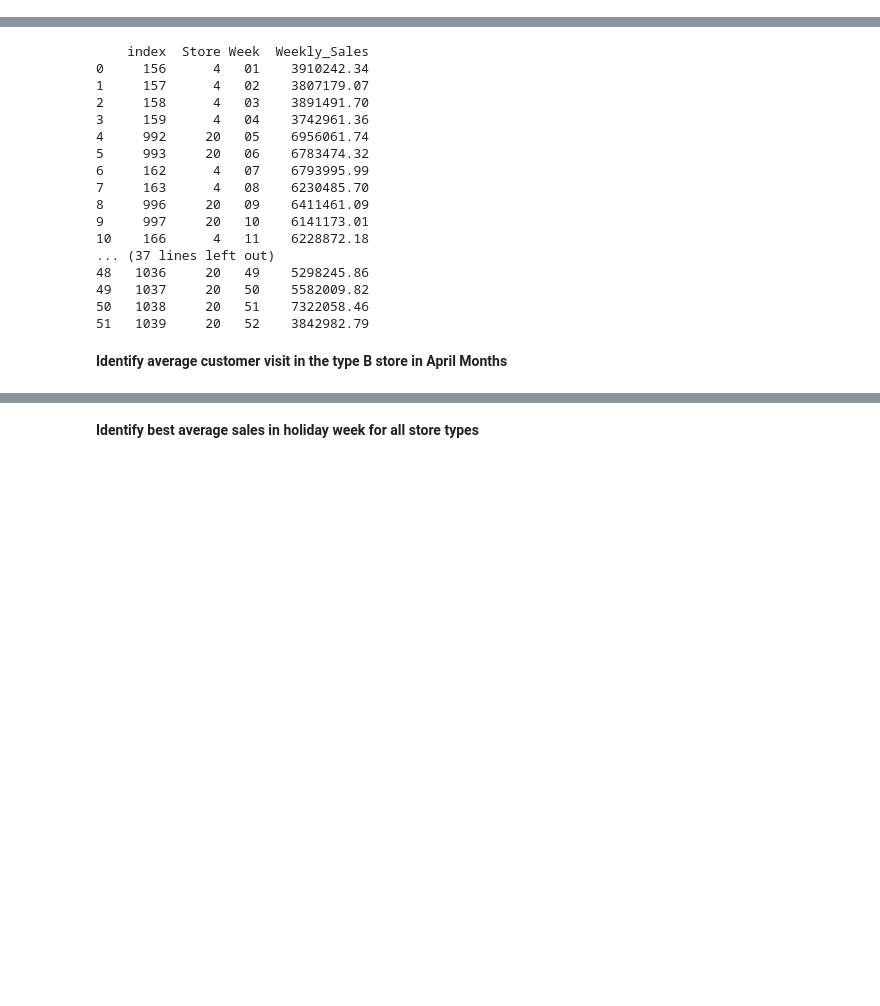
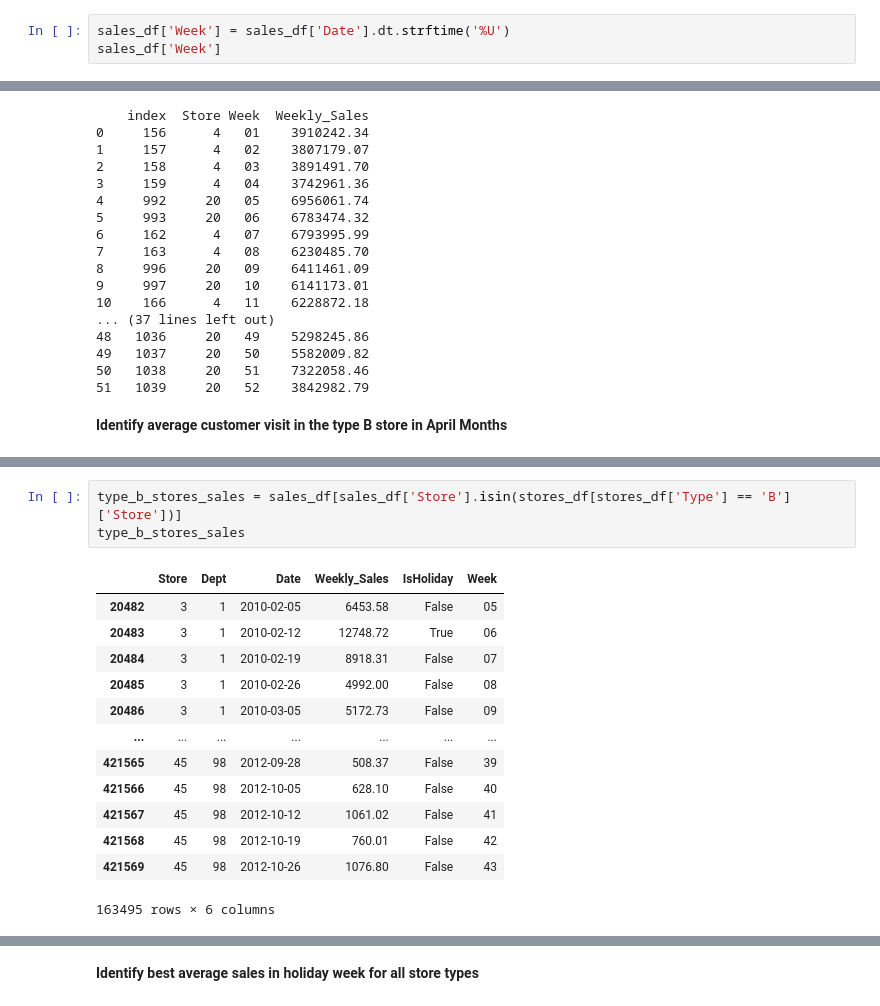
Before and after one commit to GDharan10/Analysis1_RetailSalsesForecast, a Jupyter notebook: RetailSalsesForecast.ipynb, the cells around one changed output, grey strips where cells are left out. Drawn from its saved outputs; the diff is of its cells as text; blank space fills up the shorter version.

```diff
--- a/RetailSalsesForecast.ipynb
+++ b/RetailSalsesForecast.ipynb
@@ -152,2 +172,5 @@ dtype: int64
 # %% [markdown]
 **Which store performs high sales in week wise**
+# %%
+sales_df['Week'] = sales_df['Date'].dt.strftime('%U')
+sales_df['Week']
@@ -186 +280,18 @@ print(store_with_highest_sales)
+# %%
+type_b_stores_sales = sales_df[sales_df['Store'].isin(stores_df[stores_df['Type'] == 'B']['Store'])]
+type_b_stores_sales
+# %% [output]
+|  | Store | Dept | Date | Weekly_Sales | IsHoliday | Week |
+| 20482 | 3 | 1 | 2010-02-05 | 6453.58 | False | 05 |
+| 20483 | 3 | 1 | 2010-02-12 | 12748.72 | True | 06 |
+| 20484 | 3 | 1 | 2010-02-19 | 8918.31 | False | 07 |
+| 20485 | 3 | 1 | 2010-02-26 | 4992.00 | False | 08 |
+| 20486 | 3 | 1 | 2010-03-05 | 5172.73 | False | 09 |
+| ... | ... | ... | ... | ... | ... | ... |
+| 421565 | 45 | 98 | 2012-09-28 | 508.37 | False | 39 |
+| 421566 | 45 | 98 | 2012-10-05 | 628.10 | False | 40 |
+| 421567 | 45 | 98 | 2012-10-12 | 1061.02 | False | 41 |
+| 421568 | 45 | 98 | 2012-10-19 | 760.01 | False | 42 |
+| 421569 | 45 | 98 | 2012-10-26 | 1076.80 | False | 43 |
+163495 rows × 6 columns
 # %%
```
Also changed, not shown: parts of 6 cells of this notebook.
